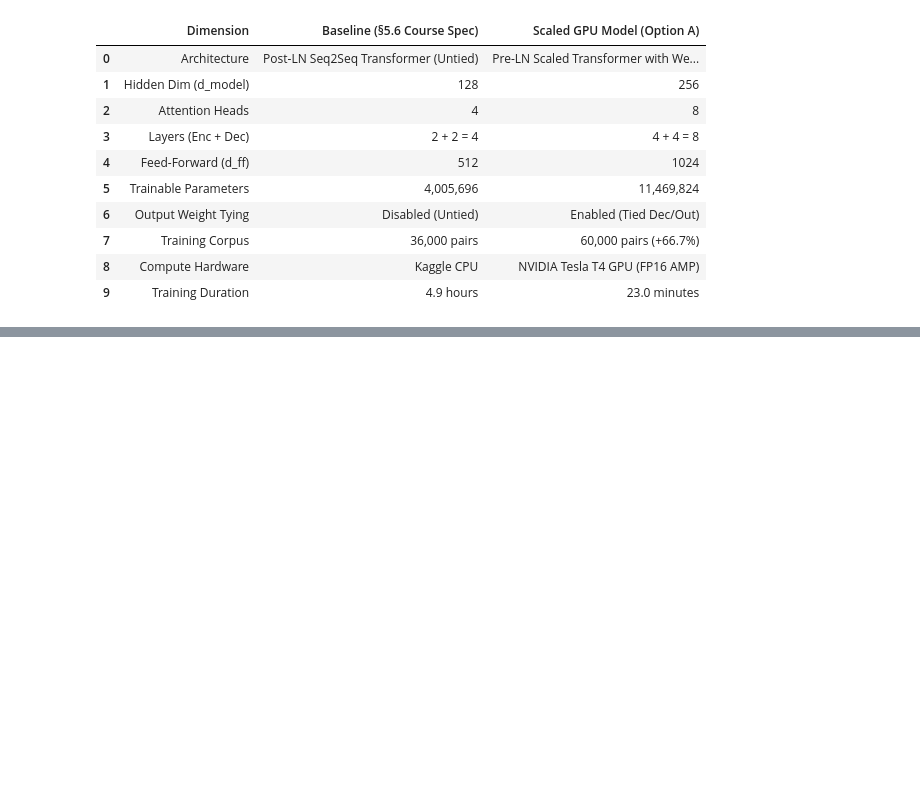
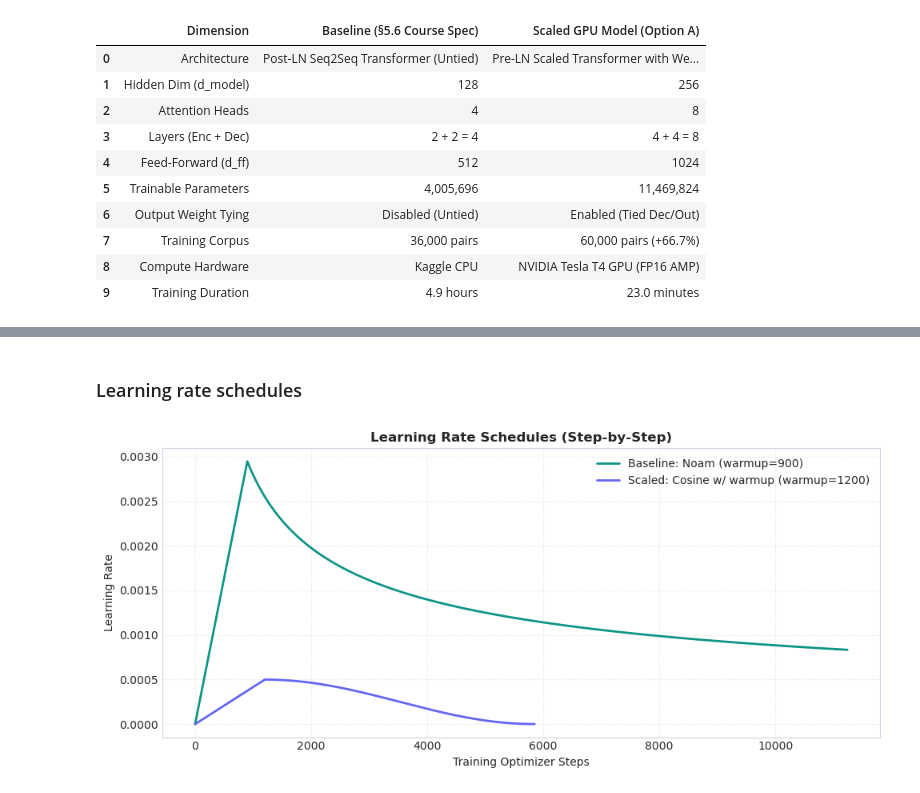
Before and after one commit to Udbhav748/Test-7-Transformer-from-scratch-English-to-Odia-translation, a Jupyter notebook: notebooks/model_parameters_and_results.ipynb, the cells around one changed output, grey strips where cells are left out. Saved outputs shown, nothing was run; the diff lists cells and outputs as text; code cells hidden in the pictures; blank space fills up the shorter version.

```diff
--- a/notebooks/model_parameters_and_results.ipynb
+++ b/notebooks/model_parameters_and_results.ipynb
@@ -562,0 +615,42 @@ display(Image(filename=str(REPO_ROOT / "reports" / "figures" / "full_model_compa
+# %% [markdown]
+### Learning rate schedules
+# %%
+# Learning rate schedules -- these call the actual scheduling code/constants
+# used during training, not a redrawn approximation.
+from src.training.lr_schedule import noam_lr_lambda
+from configs.base import WARMUP_STEPS as BASE_WARMUP, BATCH_SIZE_KAGGLE, NUM_EPOCHS_KAGGLE, TRAIN_SIZE as BASE_TRAIN_SIZE
+
+# Baseline: real Noam schedule function from src/training/lr_schedule.py,
+# with base lr=1.0 so its return value *is* the actual LR used in training.
+base_steps_per_epoch = BASE_TRAIN_SIZE // BATCH_SIZE_KAGGLE
+base_total_steps = base_steps_per_epoch * NUM_EPOCHS_KAGGLE
+steps_base = np.arange(1, base_total_steps + 1)
+lr_noam = [noam_lr_lambda(int(s)) for s in steps_base]
+
+# Scaled: cosine schedule with warmup, same formula and constants as
+# notebooks/train_scaled_transformer_colab.ipynb (WARMUP_STEPS=1200,
+# BASE_LR=5e-4, MIN_LR=1e-6, 60,000 pairs / (128*2) * 25 epochs).
+SCALED_WARMUP, SCALED_BASE_LR, SCALED_MIN_LR = 1200, 5e-4, 1e-6
+scaled_total_steps = (60_000 // (128 * 2)) * 25
+steps_scaled = np.arange(1, scaled_total_steps + 1)
+
+def cosine_warmup_lr(step):
+    if step < SCALED_WARMUP:
+        return SCALED_BASE_LR * step / SCALED_WARMUP
+    progress = (step - SCALED_WARMUP) / max(1, scaled_total_steps - SCALED_WARMUP)
+    cosine_decay = 0.5 * (1.0 + math.cos(math.pi * progress))
+    min_ratio = SCALED_MIN_LR / SCALED_BASE_LR
+    return SCALED_BASE_LR * (min_ratio + (1.0 - min_ratio) * cosine_decay)
+
+lr_cosine = [cosine_warmup_lr(int(s)) for s in steps_scaled]
+
+fig, ax = plt.subplots(figsize=(10, 4.5), dpi=100)
+ax.plot(steps_base, lr_noam, color="#0D9488", linewidth=2, label=f"Baseline: Noam (warmup={BASE_WARMUP})")
+ax.plot(steps_scaled, lr_cosine, color="#6366F1", linewidth=2, label=f"Scaled: Cosine w/ warmup (warmup={SCALED_WARMUP})")
+ax.set_title("Learning Rate Schedules (Step-by-Step)", fontweight="bold")
+ax.set_xlabel("Training Optimizer Steps"); ax.set_ylabel("Learning Rate")
+ax.legend(); ax.grid(True, linestyle=":", alpha=0.6)
+plt.tight_layout()
+plt.show()
+# %% [output]
+[figure, added]
```
Also changed, not shown: parts of 7 cells of this notebook, 6 other files.
